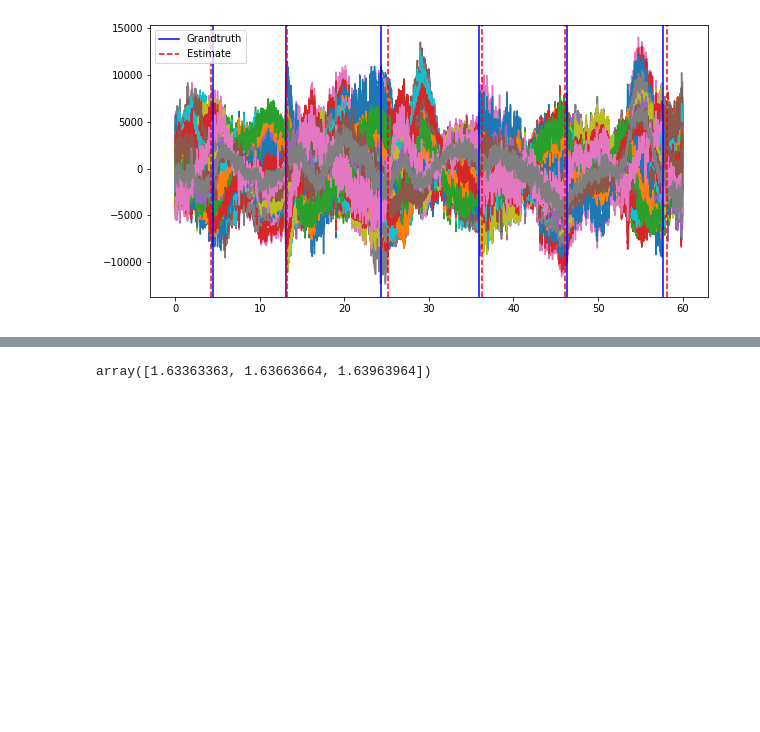
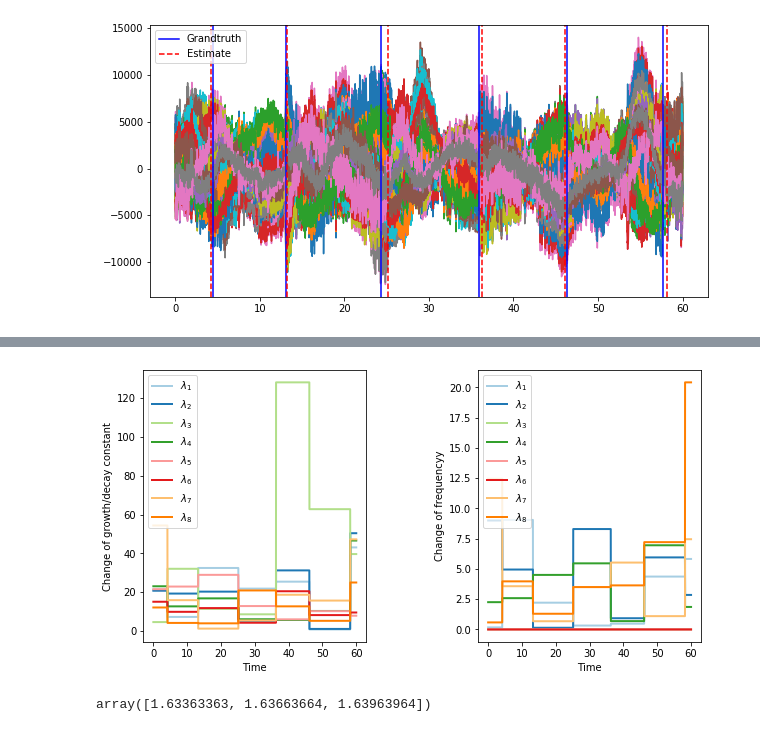
Before and after one commit to JINhuaqing/TVDN-simu, a Jupyter notebook: realdata/MEG-eye-data02st1026.ipynb, the cells around one changed output, grey strips where cells are left out. Saved outputs shown, nothing was run; the diff lists cells and outputs as text; code cells hidden in the pictures; blank space fills up the shorter version.

```diff
--- a/realdata/MEG-eye-data02st1026.ipynb
+++ b/realdata/MEG-eye-data02st1026.ipynb
@@ -245,3 +290,7 @@ detRawNo.PlotEigenCurve()
+# %%
+detRawNo.PlotEigenCurve(mfct=120)
+# %% [output]
+[figure, added]
 # %%
 detRawNo.kappas[detRawNo.numchgs==6]
 # %% [output]
```
Also changed, not shown: parts of 4 cells of this notebook, 2 other files.
